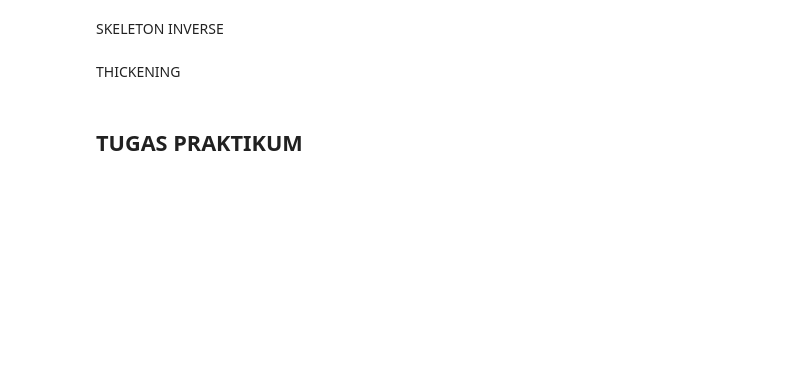
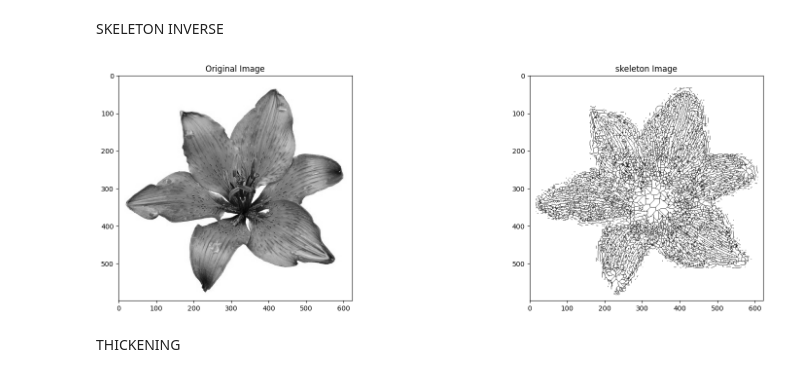
Before and after one commit to FarhanDwiPramana/PCVK, a Jupyter notebook: Week09_Morphology/Week_09_Mophology.ipynb, the cells around one changed output. Drawn from its saved outputs; the diff is of its cells as text; code cells hidden in the pictures; blank space fills up the shorter version.

```diff
--- a/Week09_Morphology/Week_09_Mophology.ipynb
+++ b/Week09_Morphology/Week_09_Mophology.ipynb
@@ -611,6 +670,23 @@ SKELETON
 # %% [markdown]
 SKELETON INVERSE
+# %%
+flower_skeleton_inverse = io.imread('/content/drive/MyDrive/img/lily.jpg')[...,0]
+
+# Untuk membenarkan nilai bit nya menjadi hitam maka menggunakan operator <
+binary = flower_skeleton_inverse < filters.threshold_triangle(flower_skeleton_inverse)
+
+# Merubah ke Skeleton
+skeleton = skeletonize(binary)
+
+plt.figure(figsize=(20, 6))
+plt.subplot(121),plt.imshow(flower,cmap = 'gray')
+plt.title('Original Image')
+
+plt.subplot(122),plt.imshow(~skeleton,cmap = 'gray')
+plt.title('skeleton Image')
+
+plt.show()
+# %% [output]
+[figure, added]
 # %% [markdown]
 THICKENING
-# %% [markdown]
-## TUGAS PRAKTIKUM
```
Also changed, not shown: parts of 14 cells of this notebook.
